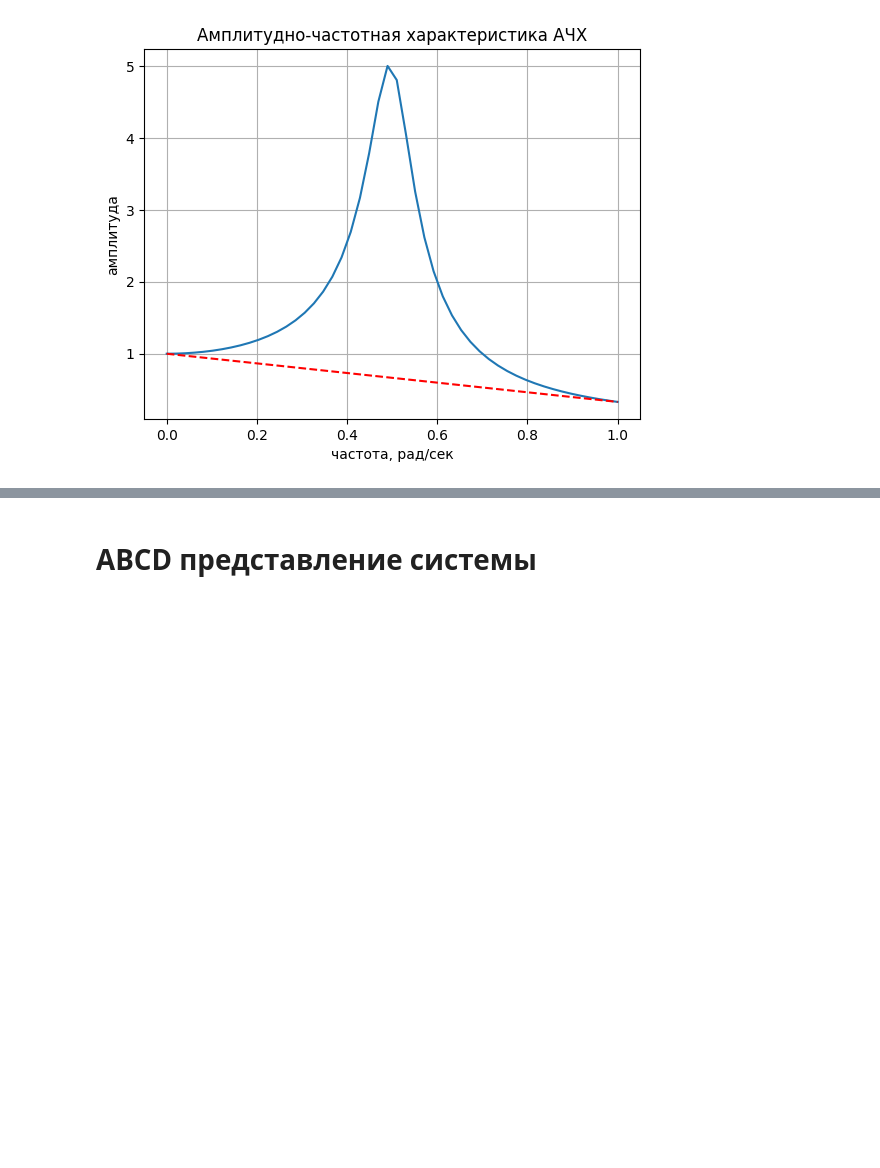
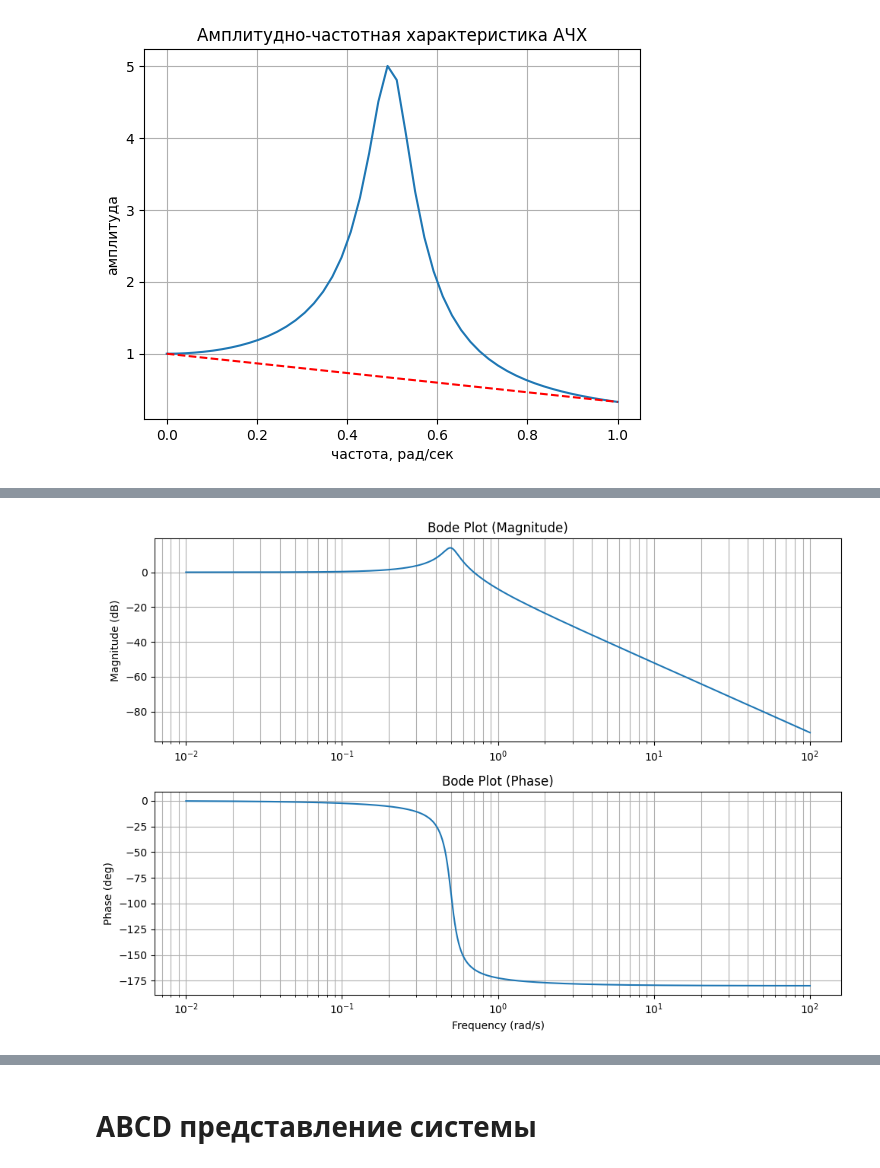
Before and after one commit to TAUforPython/BaseControlTheory, a Jupyter notebook: базовые_инструменты_ТАУ.ipynb, the cells around one changed output, grey strips where cells are left out. Saved outputs shown, nothing was run; the diff lists cells and outputs as text; code cells hidden in the pictures; blank space fills up the shorter version.

```diff
--- a/базовые_инструменты_ТАУ.ipynb
+++ b/базовые_инструменты_ТАУ.ipynb
@@ -526,0 +509,32 @@ plt.plot([wc,wc],plt.ylim(),'r--')
+# %%
+# изображение логарифмической частотной характеристики = ЛАХ
+
+# Define omega values explicitly
+omega_values = np.logspace(-2, 2, 500) # Example range from 0.01 to 100 rad/s
+
+# Get frequency response data using control.frequency_response
+response = control.frequency_response(W, omega_values)
+
+mag = response.magnitude
+phase = response.phase
+omega = response.omega
+
+fig, (ax1, ax2) = plt.subplots(2, 1, figsize=(10, 7)) # Create two subplots for magnitude and phase
+
+# Plot Magnitude (Bode) in dB
+ax1.semilogx(omega, 20 * np.log10(mag))
+ax1.set_ylabel('Magnitude (dB)')
+ax1.set_title('Bode Plot (Magnitude)')
+ax1.grid(True, which="both", ls="-")
+
+# Plot Phase (Bode) in degrees
+ax2.semilogx(omega, phase * 180 / np.pi) # Convert phase to degrees
+ax2.set_xlabel('Frequency (rad/s)')
+ax2.set_ylabel('Phase (deg)')
+ax2.set_title('Bode Plot (Phase)')
+ax2.grid(True, which="both", ls="-")
+
+plt.tight_layout() # Adjust layout to prevent overlapping titles/labels
+plt.show()
+# %% [output]
+[figure, added]
```
Also changed, not shown: parts of 43 cells of this notebook.
